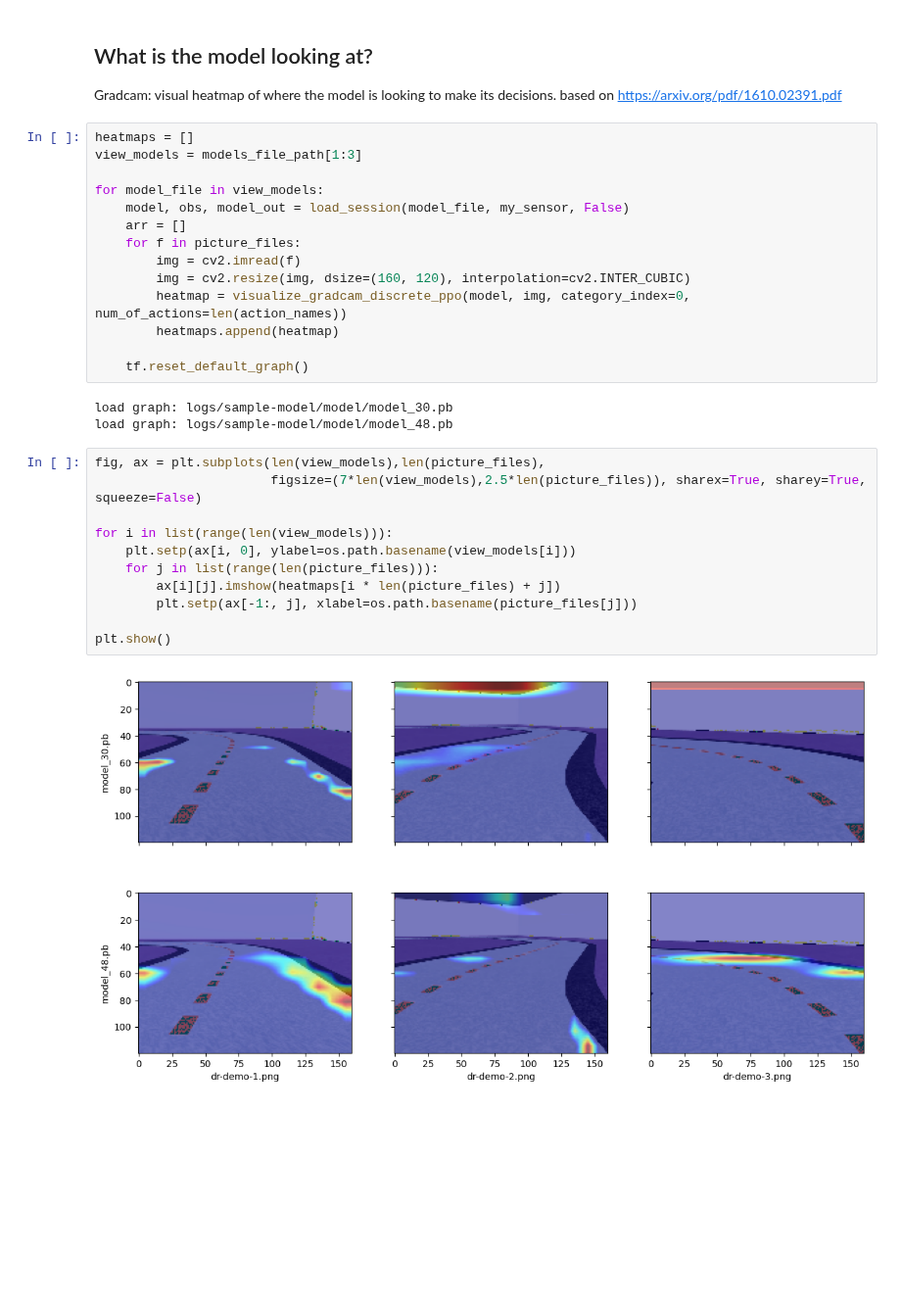
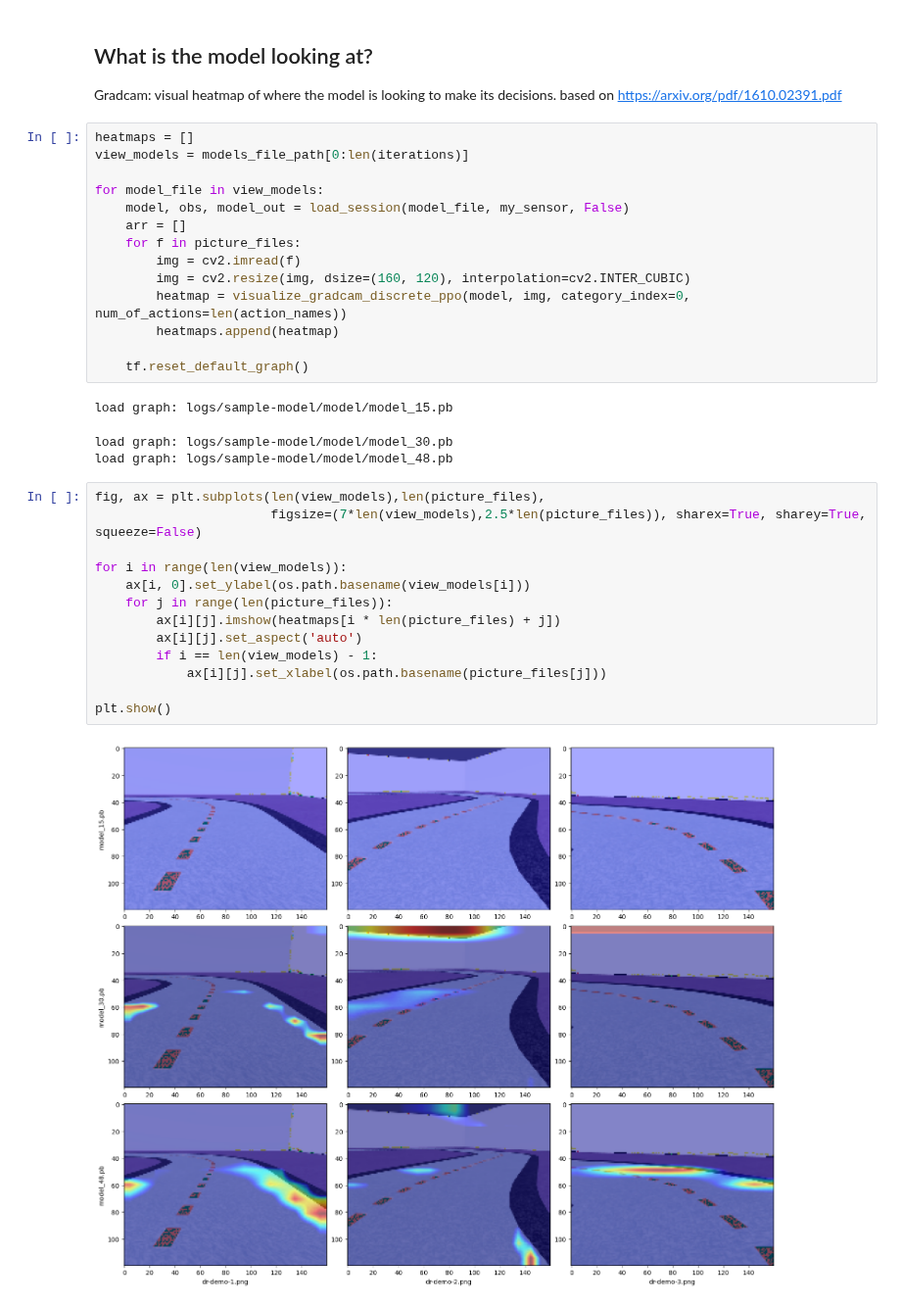
Before and after one commit to aws-deepracer-community/deepracer-analysis, a Jupyter notebook: Visual_Analysis.ipynb, the cells around one changed output. Shown at 98% size. Saved outputs shown, nothing was run; the diff lists cells and outputs as text; blank space fills up the shorter version.

```diff
--- a/Visual_Analysis.ipynb
+++ b/Visual_Analysis.ipynb
@@ -187,7 +259,7 @@ plt.show()
 Gradcam: visual heatmap of where the model is looking to make its decisions. based on https://arxiv.org/pdf/1610.02391.pdf
 # %%
 heatmaps = []
-view_models = models_file_path[1:3]
+view_models = models_file_path[0:len(iterations)]
 
 for model_file in view_models:
     model, obs, model_out = load_session(model_file, my_sensor, False)
@@ -200,18 +272,21 @@ for model_file in view_models:
 
     tf.reset_default_graph()
 # %% [output]
-load graph: logs/sample-model/model/model_30.pb
-load graph: logs/sample-model/model/model_48.pb
+load graph: logs/sample-model/model/model_15.pb
+load graph: logs/sample-model/model/model_30.pb
+load graph: logs/sample-model/model/model_48.pb
 # %%
 fig, ax = plt.subplots(len(view_models),len(picture_files),
                        figsize=(7*len(view_models),2.5*len(picture_files)), sharex=True, sharey=True, squeeze=False)
 
-for i in list(range(len(view_models))):
-    plt.setp(ax[i, 0], ylabel=os.path.basename(view_models[i]))
-    for j in list(range(len(picture_files))):
+for i in range(len(view_models)):
+    ax[i, 0].set_ylabel(os.path.basename(view_models[i]))
+    for j in range(len(picture_files)):
         ax[i][j].imshow(heatmaps[i * len(picture_files) + j])
-        plt.setp(ax[-1:, j], xlabel=os.path.basename(picture_files[j]))
+        ax[i][j].set_aspect('auto')
+        if i == len(view_models) - 1:
+            ax[i][j].set_xlabel(os.path.basename(picture_files[j]))
 
 plt.show()
 # %% [output]
-[figure, old version]
+[figure, new version]
```
Also changed, not shown: parts of 5 cells of this notebook, 1 other file.
